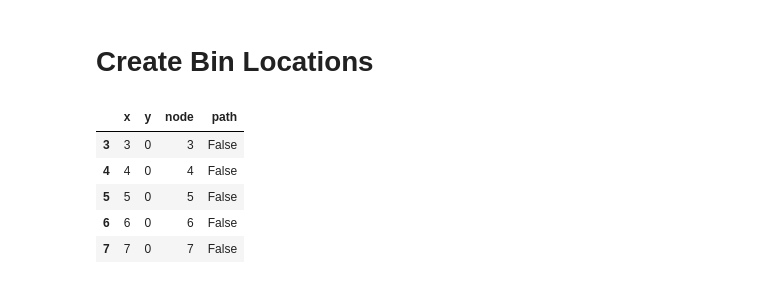
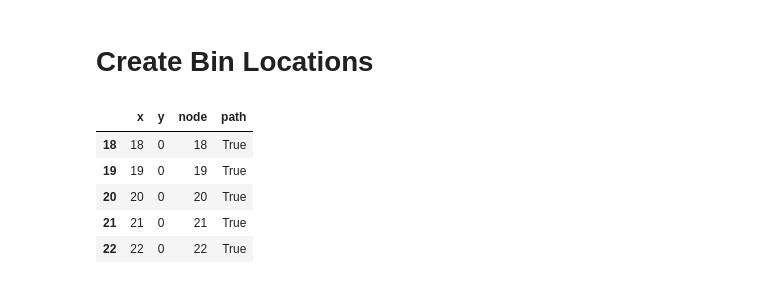
Before and after one commit to coleandreoli/warehouseTSP, a Jupyter notebook: warehouse_data.ipynb, the cells around one changed output. Cells and saved outputs as stored; diff of their text form; code cells hidden in the pictures.

```diff
--- a/warehouse_data.ipynb
+++ b/warehouse_data.ipynb
@@ -183,9 +183,13 @@ class Grid:
     def node2pos(self, node: int):
         return (node // self.grid.shape[1], node % self.grid.shape[1])
 
-    def find_path(self, start: str, end: str, model: str = "dijkstra"):
-        start = self.pos2node(self.waypoints[start])
-        end = self.pos2node(self.waypoints[end])
+    def find_path(self, start, end, model: str = "dijkstra", node=False):
+        if node:
+            start = start
+            end = end
+        else:
+            start = self.pos2node(self.waypoints[start])
+            end = self.pos2node(self.waypoints[end])
         if model == "astar":
 
             def heuristic(a, b):
@@ -193,7 +197,7 @@ class Grid:
                 x2, y2 = self.G.nodes[b]["pos"]
                 return np.linalg.norm(np.array([x1, y1]) - np.array([x2, y2]))
 
-            return nx.astar_path(
+            path =  nx.astar_path(
                 self.G, start, end, heuristic=heuristic, weight="weight"
             )
         elif model == "dijkstra":
@@ -202,7 +206,27 @@ class Grid:
             except:
                 print("No path found")
                 path = []
-            return path
+
+        distance = sum(
+            self.G[u][v]["weight"] for u, v in zip(path, path[1:])
+        )
+        return path, distance
+
+    def tsp(self, pickup_node, nodes):
+        tsp = nx.approximation.traveling_salesman_problem
+        pickup_list = pickup_node + nodes
+        tsp_route = tsp(self.G, nodes=pickup_list)
+        tsp_distance = sum(
+            self.G[u][v]["weight"] for u, v in zip(tsp_route, tsp_route[1:])
+        )
+
+        seen = set()
+        pickup_order = [
+            node
+            for node in tsp_route
+            if node in pickup_list and not (node in seen or seen.add(node))
+        ][1:]
+        return tsp_route, tsp_distance, pickup_order
 
     def plot(self, path=None):
         plt.imshow(self.grid, cmap="gray")
@@ -279,35 +301,36 @@ df_wh = pd.DataFrame()
 rows = []
 for n, pos in enumerate(np.ndindex(grid.shape)):
     if grid[pos] == 0:
         rows.append({"x": pos[1], "y": pos[0], "node": g.pos2node(pos[::-1]), "path": False})
     elif grid[pos] == 1:
         rows.append({"x": pos[1], "y": pos[0],"node": g.pos2node(pos[::-1]), "path": True})
 df_wh = pd.concat([df_wh, pd.DataFrame(rows)], ignore_index=True)
 
 # Remove some bins
 df_wh = df_wh[~((df_wh["x"] == 0) & (df_wh["y"] == 0))]
 
 def remove_bins(width, height, x_size, node):
     result_list = []
     for i in range(height):
         i = i * x_size
         x = list(range(node + i, node+width + i))
         result_list.extend(x)
     return result_list
 
+df_wh = df_wh[df_wh["path"] == True]
 # Remove nodes 168 to 215
 df_wh = df_wh[~df_wh["node"].between(168, 215)]
 # Remove nodes if they are in a specific list
 df_wh = df_wh[~df_wh["node"].isin(remove_bins(3, 3, 24, 0))]
 df_wh = df_wh[~df_wh["node"].isin(remove_bins(1, 7, 24, 193))]
 df_wh = df_wh[~df_wh["node"].isin(remove_bins(1, 7, 24, 201))]
 df_wh = df_wh[~df_wh["node"].isin(remove_bins(1, 7, 24, 209))]
 
 df_wh.head()
 # %% [output]
 |  | x | y | node | path |
-| 3 | 3 | 0 | 3 | False |
-| 4 | 4 | 0 | 4 | False |
-| 5 | 5 | 0 | 5 | False |
-| 6 | 6 | 0 | 6 | False |
-| 7 | 7 | 0 | 7 | False |
+| 18 | 18 | 0 | 18 | True |
+| 19 | 19 | 0 | 19 | True |
+| 20 | 20 | 0 | 20 | True |
+| 21 | 21 | 0 | 21 | True |
+| 22 | 22 | 0 | 22 | True |
```
Also changed, not shown: parts of 20 cells of this notebook, 4 other files.
